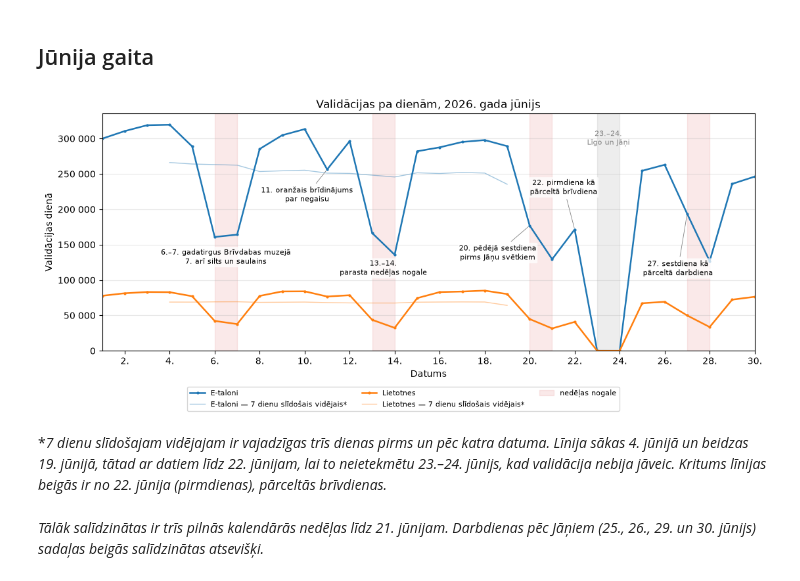
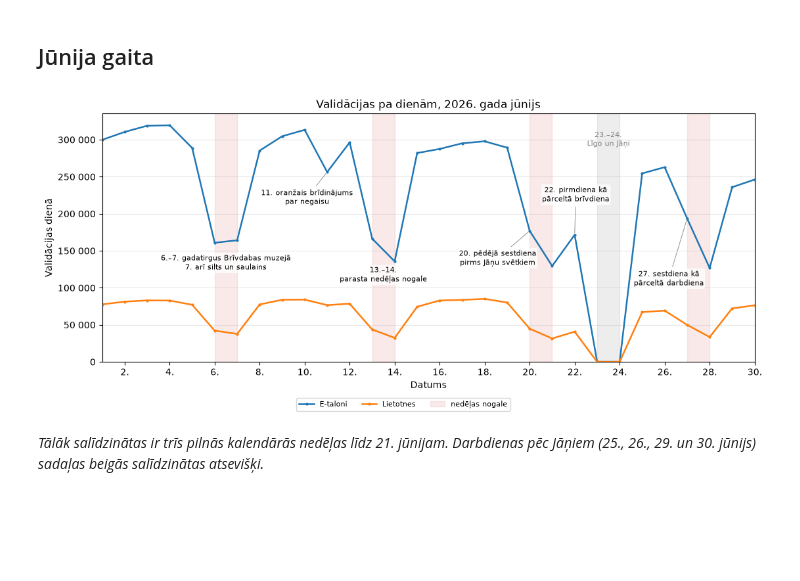
Before and after one commit to gustspetersons/rs-validacijas, a Jupyter notebook: Rigas_satiksmes_validacijas_2026-06.ipynb, the cells around one changed output. Cells and saved outputs as stored; diff of their text form; code cells hidden in the pictures; blank space fills up the shorter version.

```diff
--- a/Rigas_satiksmes_validacijas_2026-06.ipynb
+++ b/Rigas_satiksmes_validacijas_2026-06.ipynb
@@ -89,6 +89,7 @@ Maršrutus apzīmē maršruta kods: transportlīdzekļa veida saīsinājums un m
 Lietotņu datos nav maršruta koda, bet ir maršruta numurs un transportlīdzekļa veids, tāpēc maršruta kodu iegūst, tos apvienojot. Lietotņu datos nav arī maršruta nosaukuma, tāpēc tas ņemts no e-talonu datiem, kas ir iespējams, jo katrs lietotņu datu maršruta kods ir arī e-talonu datos.
 # %%
 import re
+from pathlib import Path
 
 import duckdb
 import matplotlib.dates as mdates
@@ -144,6 +145,15 @@ def asu_formats(ax, step=2):
     fmt_yaxis(ax)
 
 
+# eksportētie attēli vienā mapē ar vienādu izšķirtspēju
+FIG_DIR = Path("atteli")
+FIG_DIR.mkdir(exist_ok=True)
+
+
+def save_fig(fig, name, dpi=300):
+    fig.savefig(FIG_DIR / f"{name}.png", dpi=dpi)
+
+
 KANALU_NOSAUKUMI = {"etaloni": "E-taloni", "lietotnes": "Lietotnes"}
 ETALONU_KRASA = "tab:blue"
 LIETOTNU_KRASA = "tab:orange"
@@ -1095,12 +1150,8 @@ dienas = kalendars[["validacijas_no_etaloniem", "validacijas_no_lietotnem"]].ren
     }
 )
 
-# slīdošais vidējais tikai līdz Līgo, jo 23.–24. jūnijs bez validācijām veido ieplaku
-slidosais = dienas[dienas.index < JANI[0]].rolling(7, center=True).mean()
-
 fig, ax = plt.subplots(figsize=(11, 4.8), layout="constrained")
 for kanals, krasa in [("etaloni", ETALONU_KRASA), ("lietotnes", LIETOTNU_KRASA)]:
-    nosaukums = KANALU_NOSAUKUMI[kanals]
     ax.plot(
         dienas.index,
         dienas[kanals],
@@ -1108,15 +1159,7 @@ for kanals, krasa in [("etaloni", ETALONU_KRASA), ("lietotnes", LIETOTNU_KRASA)]
         linewidth=1.8,
         marker="o",
         markersize=2,
-        label=nosaukums,
-    )
-    ax.plot(
-        slidosais.index,
-        slidosais[kanals],
-        color=krasa,
-        linewidth=1,
-        alpha=0.4,
-        label=f"{nosaukums} — 7 dienu slīdošais vidējais*",
+        label=KANALU_NOSAUKUMI[kanals],
     )
 
 # nedēļas nogales iekrāsotas: līknes kritumi ir nedēļas nogales, nevis notikumu ietekme
@@ -1176,41 +1219,39 @@ ax.text(
 PIEZIMES = [
     ("2026-06-11", "11. oranžais brīdinājums\npar negaisu", -22, -18),
     ("2026-06-20", "20. pēdējā sestdiena\npirms Jāņu svētkiem", -35, -20),
-    ("2026-06-22", "22. pirmdiena kā\npārceltā brīvdiena", -12, 36),
-    ("2026-06-27", "27. sestdiena kā\npārceltā darbdiena", -10, -50),
+    ("2026-06-22", "22. pirmdiena kā\npārceltā brīvdiena", 1.2, 34),
+    ("2026-06-27", "27. sestdiena kā\npārceltā darbdiena", -20, -56),
 ]
 for datums, teksts, dx, dy in PIEZIMES:
     ax.annotate(
         teksts,
         xy=(pd.Timestamp(datums), dienas.loc[datums, "etaloni"]),
         xytext=(dx, dy),
         textcoords="offset points",
         fontsize=8,
         ha="center",
         va="bottom" if dy > 0 else "center" if dy == 0 else "top",
         bbox=dict(boxstyle="round,pad=0.15", fc="white", ec="none", alpha=0.75),
         arrowprops=dict(arrowstyle="-", linewidth=0.6, color="grey"),
     )
 
 ax.set_title("Validācijas pa dienām, 2026. gada jūnijs")
 ax.set_xlabel("Datums")
 ax.set_ylabel("Validācijas dienā")
 ax.set_ylim(bottom=0)
 ax.set_xlim(pd.Timestamp("2026-06-01"), pd.Timestamp("2026-06-30"))
 ax.xaxis.set_major_locator(mdates.DayLocator(interval=2))
 ax.xaxis.set_major_formatter(
     mticker.FuncFormatter(lambda x, _: f"{mdates.num2date(x).day}.")
 )
 fmt_yaxis(ax)
 ax.grid(axis="y", alpha=0.3)
 handles, labels = ax.get_legend_handles_labels()
 fig.legend(handles, labels, loc="outside lower center", ncol=3, fontsize=8)
-fig.savefig("1_junija_validacijas_pa_datumiem_un_kanaliem.png", dpi=300)
+save_fig(fig, "1_junija_validacijas_pa_datumiem_un_kanaliem")
 plt.show()
 # %% [output]
-[figure, old version]
+[figure, new version]
-# %% [markdown]
-\**7 dienu slīdošajam vidējajam ir vajadzīgas trīs dienas pirms un pēc katra datuma. Līnija sākas 4. jūnijā un beidzas 19. jūnijā, tātad ar datiem līdz 22. jūnijam, lai to neietekmētu 23.–24. jūnijs, kad validācija nebija jāveic. Kritums līnijas beigās ir no 22. jūnija (pirmdienas), pārceltās brīvdienas.*
 # %% [markdown]
 *Tālāk salīdzinātas ir trīs pilnās kalendārās nedēļas līdz 21. jūnijam. Darbdienas pēc Jāņiem (25., 26., 29. un 30. jūnijs) sadaļas beigās salīdzinātas atsevišķi.*
 # %%
```
Also changed, not shown: parts of 6 cells of this notebook, 3 other files.
